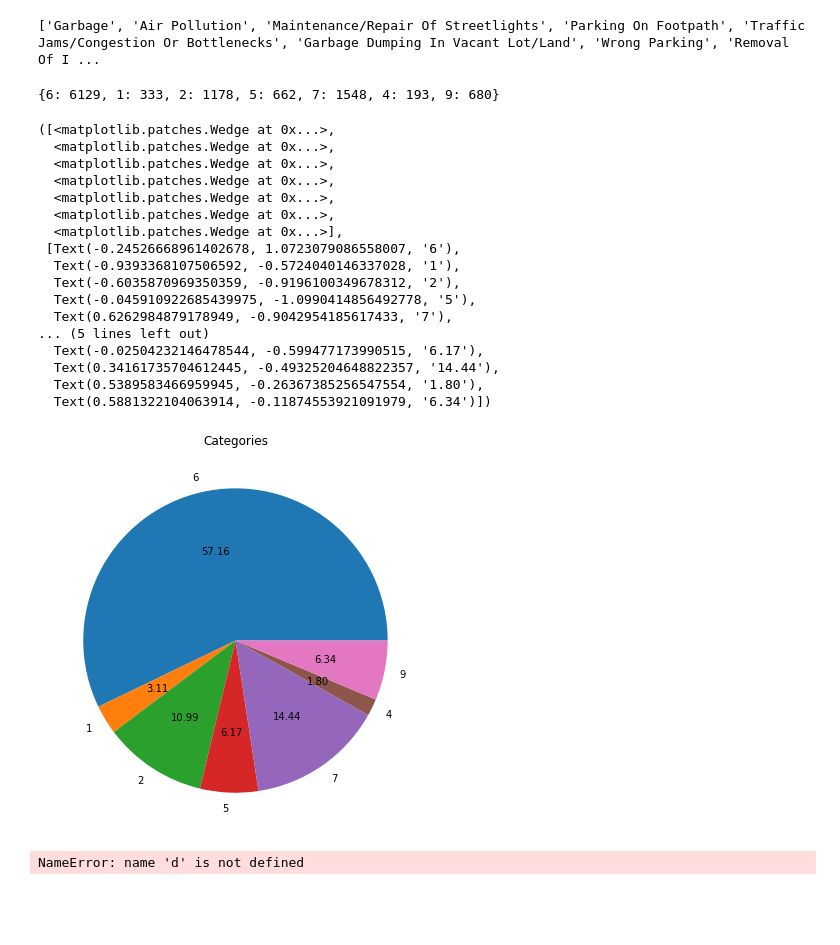
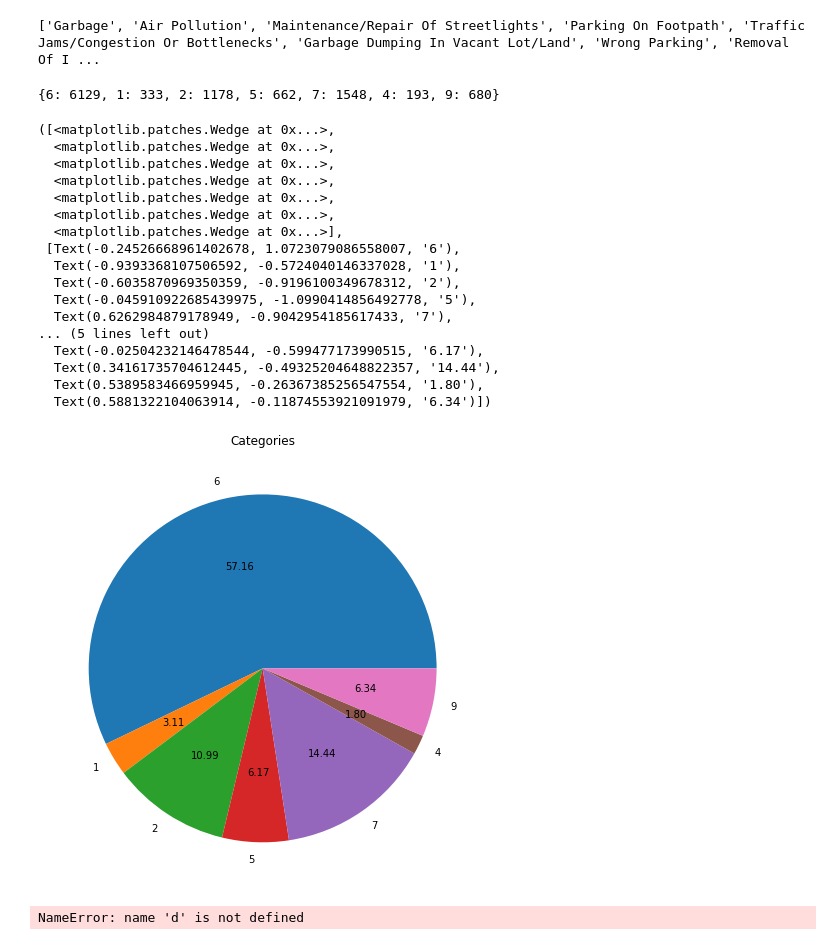
Before and after one commit to ShriyaShankar/Ward-Index, a Jupyter notebook: test.ipynb, the cells around one changed output. Drawn from its saved outputs; the diff is of its cells as text; code cells hidden in the pictures; blank space fills up the shorter version.

```diff
--- a/test.ipynb
+++ b/test.ipynb
@@ -107,35 +107,35 @@ print(title,len(title))
 # %%
 cat = {}
 for i in df.category.unique():
     cat[i] = 0
 
 for i in df.category:
     cat[i] +=1
 
 print(cat)
-plt.figure(figsize = (7,7))
+plt.figure(figsize = (8,8))
 plt.title("Categories")
 plt.pie(cat.values(),labels = cat.keys(),autopct = '%.2f')
 # %% [output]
 {6: 6129, 1: 333, 2: 1178, 5: 662, 7: 1548, 4: 193, 9: 680}
 ([<matplotlib.patches.Wedge at 0x...>,
   <matplotlib.patches.Wedge at 0x...>,
   <matplotlib.patches.Wedge at 0x...>,
   <matplotlib.patches.Wedge at 0x...>,
   <matplotlib.patches.Wedge at 0x...>,
   <matplotlib.patches.Wedge at 0x...>,
   <matplotlib.patches.Wedge at 0x...>],
  [Text(-0.24526668961402678, 1.0723079086558007, '6'),
   Text(-0.9393368107506592, -0.5724040146337028, '1'),
   Text(-0.6035870969350359, -0.9196100349678312, '2'),
   Text(-0.045910922685439975, -1.0990414856492778, '5'),
   Text(0.6262984879178949, -0.9042954185617433, '7'),
 ... (5 lines left out)
   Text(-0.02504232146478544, -0.599477173990515, '6.17'),
   Text(0.34161735704612445, -0.49325204648822357, '14.44'),
   Text(0.5389583466959945, -0.26367385256547554, '1.80'),
   Text(0.5881322104063914, -0.11874553921091979, '6.34')])
-[figure, old version]
+[figure, new version]
 # %%
 chennai = [str(i) for i in df.location if 'Chennai' in str(i)]
 for i in chennai:
```
Also changed, not shown: 1 other file.
